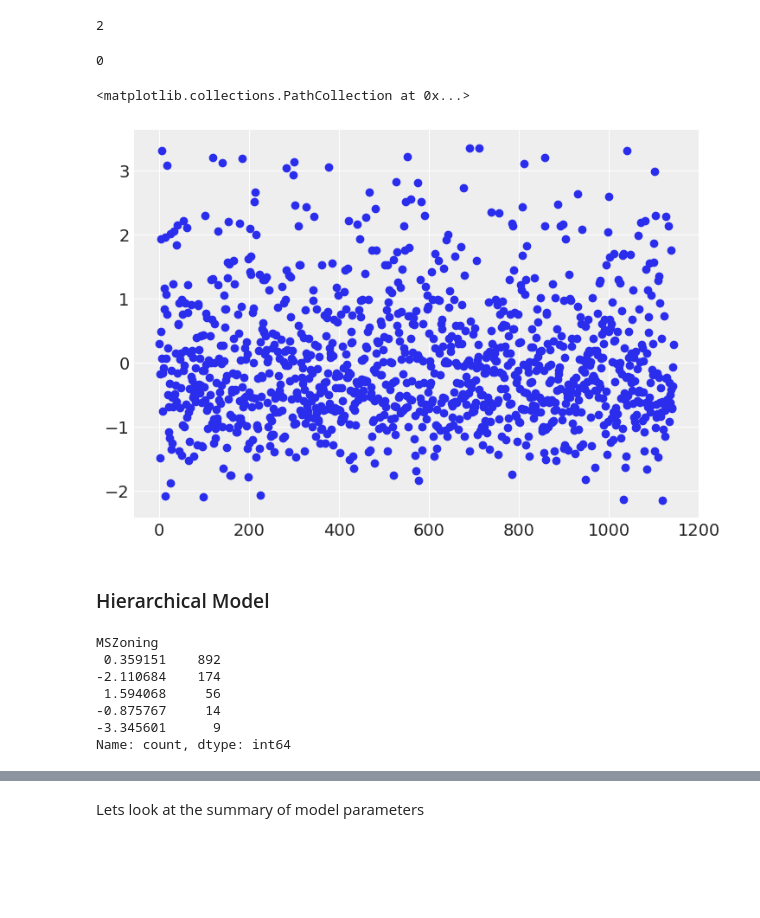
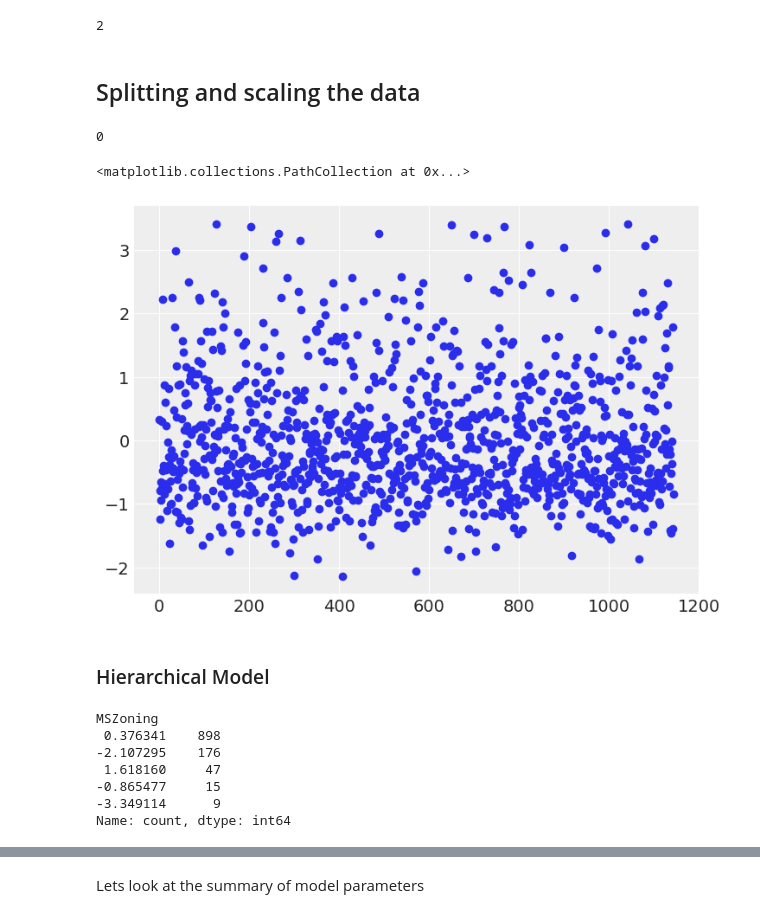
Before and after one commit to hub4akhil/PyMC_projects, a Jupyter notebook: housing_price/hierarchical_modeling.ipynb, the cells around one changed output, grey strips where cells are left out. Cells and saved outputs as stored; diff of their text form; code cells hidden in the pictures; blank space fills up the shorter version.

Commit message:
random state for data splitting added

```diff
--- a/housing_price/hierarchical_modeling.ipynb
+++ b/housing_price/hierarchical_modeling.ipynb
@@ -55,39 +57,42 @@ rng = np.random.default_rng(RANDOM_SEED)
 
 def standardize(series,mean,std):
     return (series - mean)/std
+# %% [markdown]
+## Splitting and scaling the data
 # %%
 X_train, X_test, y_train, y_test = train_test_split(
     df_house.drop(columns=['Id','Unnamed: 0','SalePrice']),
     df_house['SalePrice'],
-    test_size=0.2
+    test_size=0.2,
+    random_state=23
     )
 mean_train = (X_train.mean(axis=0))
 std_train = X_train.std(axis=0)
 print(np.sum(std_train==0))
 
 mean_ytrain = y_train.mean(axis=0)
 std_ytrain = y_train.std(axis=0)
 
 X_train = (X_train - mean_train)/std_train
 X_test = (X_test - mean_train)/std_train
 y_train = (y_train - mean_ytrain)/std_ytrain
 y_test = (y_test - mean_ytrain)/std_ytrain
 
 plt.figure()
 plt.scatter(range(len(X_train)),y_train)
 # %% [output]
 0
 <matplotlib.collections.PathCollection at 0x...>
-[figure, old version]
+[figure, new version]
 # %% [markdown]
 ### Hierarchical Model
 # %%
 X_train["MSZoning"].value_counts()
 # %% [output]
 MSZoning
- 0.359151    892
--2.110684    174
- 1.594068     56
--0.875767     14
--3.345601      9
+ 0.376341    898
+-2.107295    176
+ 1.618160     47
+-0.865477     15
+-3.349114      9
 Name: count, dtype: int64
```
Also changed, not shown: parts of 35 cells of this notebook, 9 other files.
